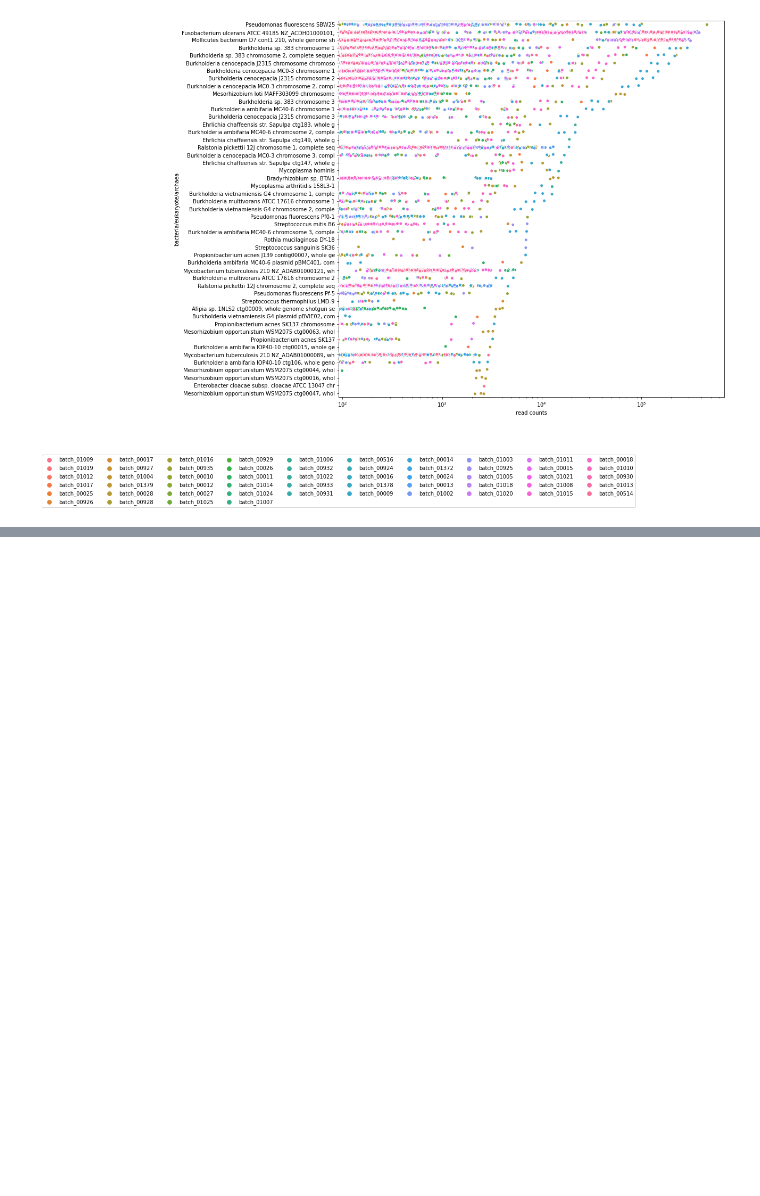
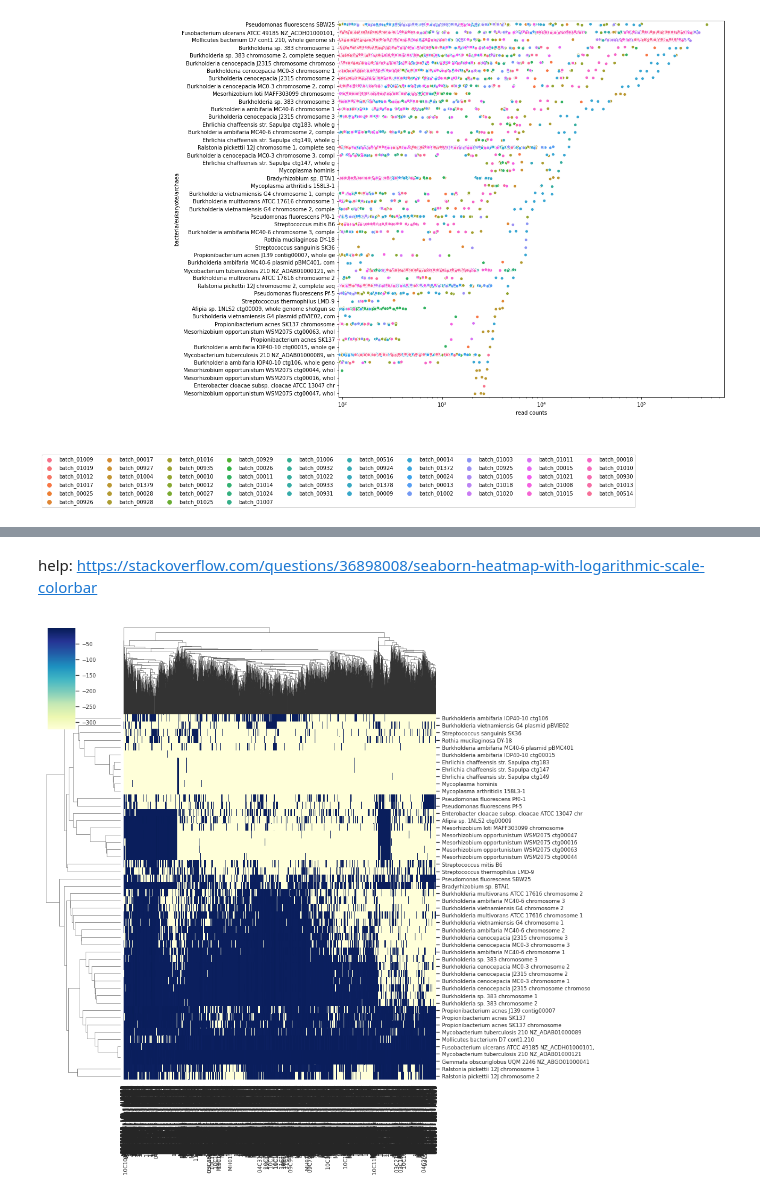
Before and after one commit to chloeh13q/unmapped_reads, a Jupyter notebook: results/paper/abundance_plot.ipynb, the cells around one changed output, grey strips where cells are left out. Saved outputs shown, nothing was run; the diff lists cells and outputs as text; code cells hidden in the pictures; blank space fills up the shorter version.

```diff
--- a/results/paper/abundance_plot.ipynb
+++ b/results/paper/abundance_plot.ipynb
@@ -167,0 +225,5 @@ plt.show()
+# %%
+df = pd.read_csv('bacteria_abundance_data.csv', index_col=0)
+column_labels = {x: x.split(', ')[0] for x in df.columns}
+df.rename(columns=column_labels, inplace=True)
+df.head()
@@ -167,0 +238,7 @@ plt.show()
+# %%
+from sklearn.preprocessing import normalize
+df_scaled = normalize(df.drop('batch', axis=1).fillna(0.), norm='l1', axis=0)
+# df_scaled = np.where(df_scaled > 0, df_scaled, np.nan)
+df_scaled += np.nextafter(0, 1)
+df_scaled = pd.DataFrame(df_scaled.T, index=df.drop('batch', axis=1).columns, columns=df.index)
+print(df_scaled.shape)
@@ -167,0 +257,8 @@ plt.show()
+# %% [markdown]
+help: https://stackoverflow.com/questions/36898008/seaborn-heatmap-with-logarithmic-scale-colorbar
+# %%
+df_logscaled = np.log10(df_scaled)
+sns.set(font_scale=0.8)
+fg = sns.clustermap(df_logscaled.iloc[:50, :], cmap="YlGnBu", figsize=(13, 13), xticklabels=True)
+# %% [output]
+[figure, added]
```
Also changed, not shown: parts of 12 cells of this notebook.
